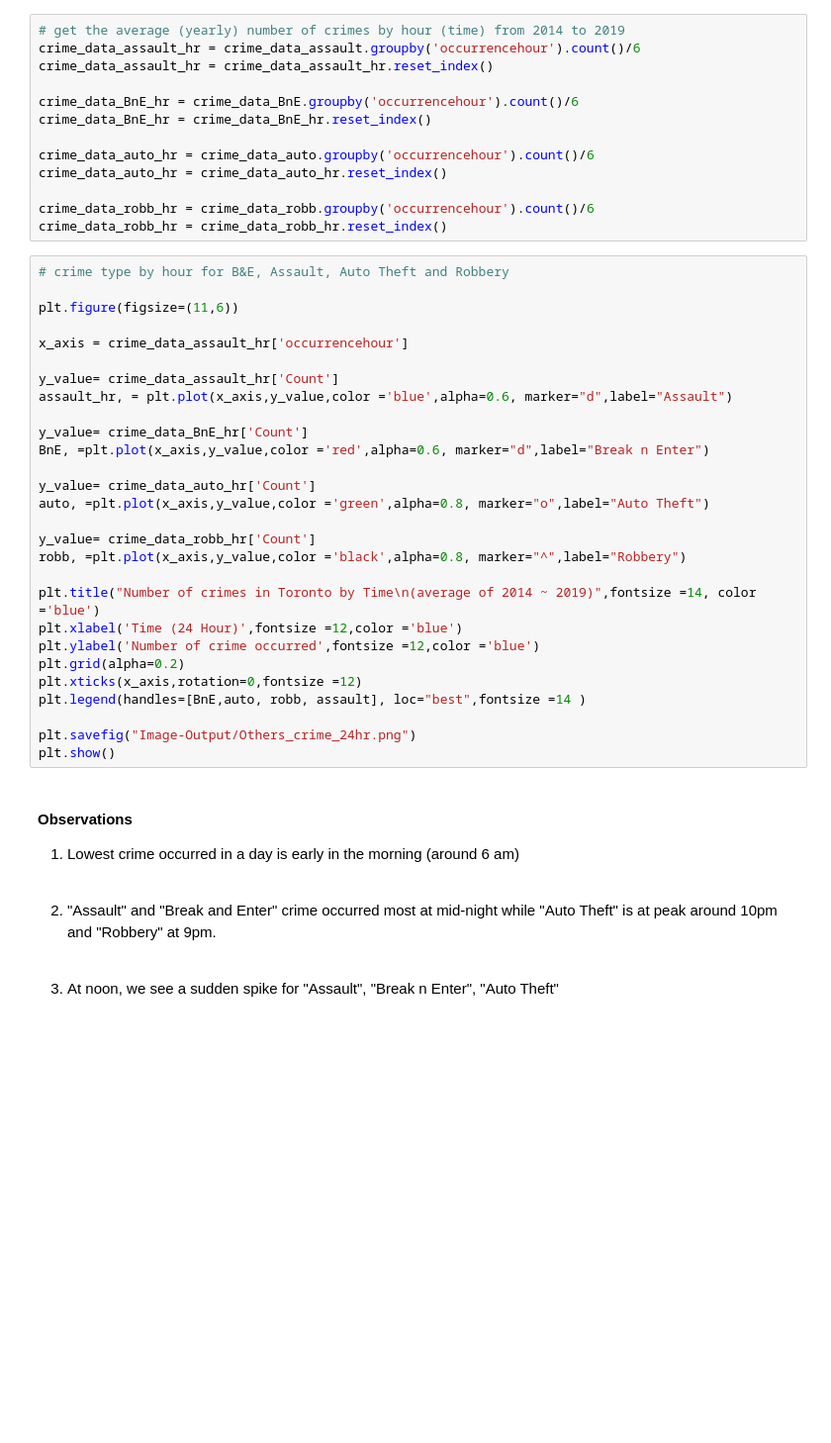
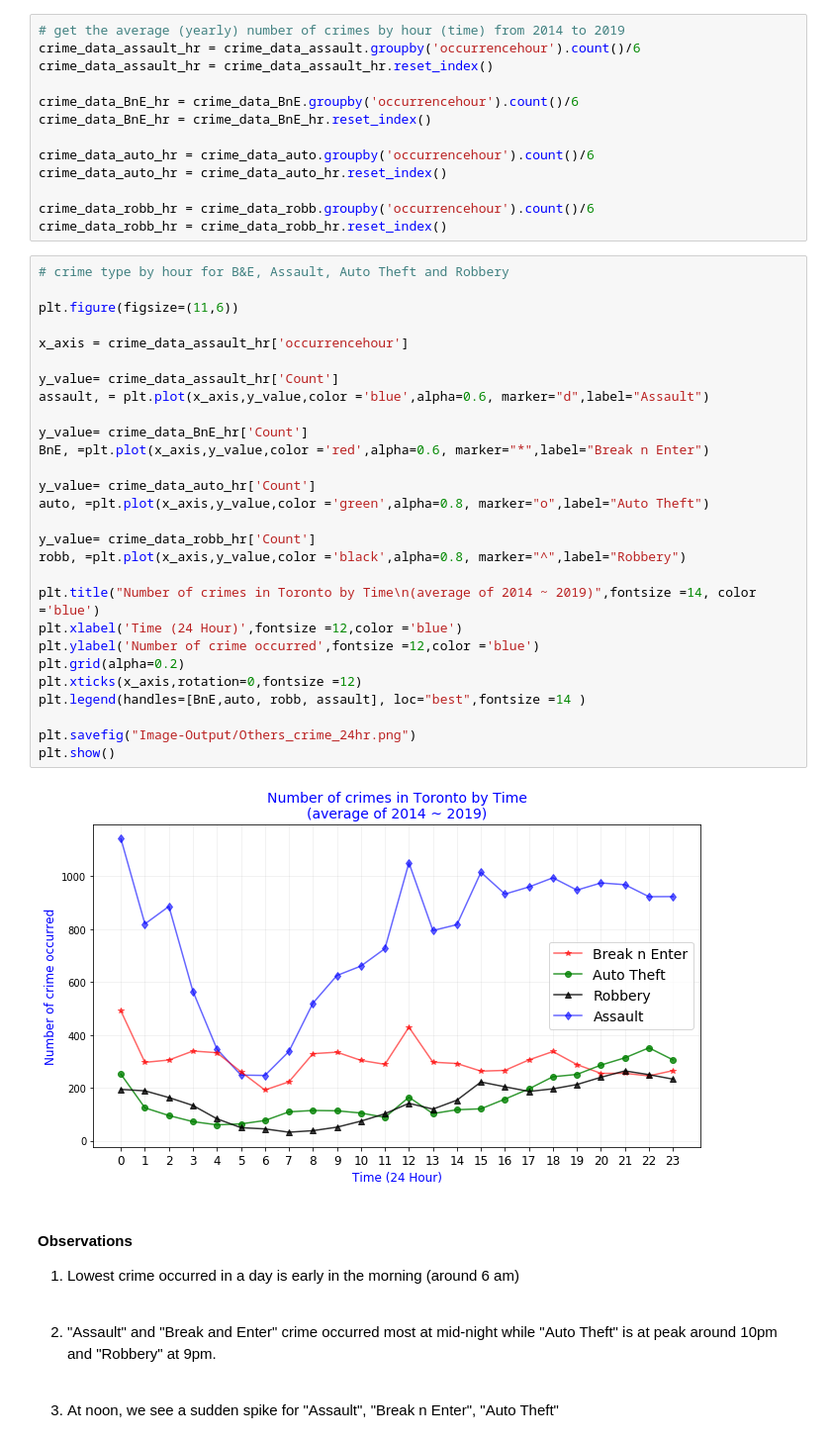
Before and after one commit to neha-nayeem/Project-01, a Jupyter notebook: Project-1.ipynb, the cells around one changed output. Shown at 99% size. Saved outputs shown, nothing was run; the diff lists cells and outputs as text; blank space fills up the shorter version.

Commit message:
minor chart modification

```diff
--- a/Project-1.ipynb
+++ b/Project-1.ipynb
@@ -445,31 +447,33 @@ crime_data_robb_hr = crime_data_robb_hr.reset_index()
 # %%
 # crime type by hour for B&E, Assault, Auto Theft and Robbery
 
 plt.figure(figsize=(11,6))
 
 x_axis = crime_data_assault_hr['occurrencehour']
 
 y_value= crime_data_assault_hr['Count']
-assault_hr, = plt.plot(x_axis,y_value,color ='blue',alpha=0.6, marker="d",label="Assault")
+assault, = plt.plot(x_axis,y_value,color ='blue',alpha=0.6, marker="d",label="Assault")
 
 y_value= crime_data_BnE_hr['Count']
-BnE, =plt.plot(x_axis,y_value,color ='red',alpha=0.6, marker="d",label="Break n Enter")
+BnE, =plt.plot(x_axis,y_value,color ='red',alpha=0.6, marker="*",label="Break n Enter")
 
 y_value= crime_data_auto_hr['Count']
 auto, =plt.plot(x_axis,y_value,color ='green',alpha=0.8, marker="o",label="Auto Theft")
 
 y_value= crime_data_robb_hr['Count']
 robb, =plt.plot(x_axis,y_value,color ='black',alpha=0.8, marker="^",label="Robbery")
 
 plt.title("Number of crimes in Toronto by Time\n(average of 2014 ~ 2019)",fontsize =14, color ='blue')
 plt.xlabel('Time (24 Hour)',fontsize =12,color ='blue')
 plt.ylabel('Number of crime occurred',fontsize =12,color ='blue')
 plt.grid(alpha=0.2)
 plt.xticks(x_axis,rotation=0,fontsize =12)
 plt.legend(handles=[BnE,auto, robb, assault], loc="best",fontsize =14 )
 
 plt.savefig("Image-Output/Others_crime_24hr.png")
 plt.show()
+# %% [output]
+[figure, added]
 # %% [markdown]
 #### Observations
 1. Lowest crime occurred in a day is early in the morning (around 6 am)
```
Also changed, not shown: parts of 1 cell of this notebook, 2 other files.
